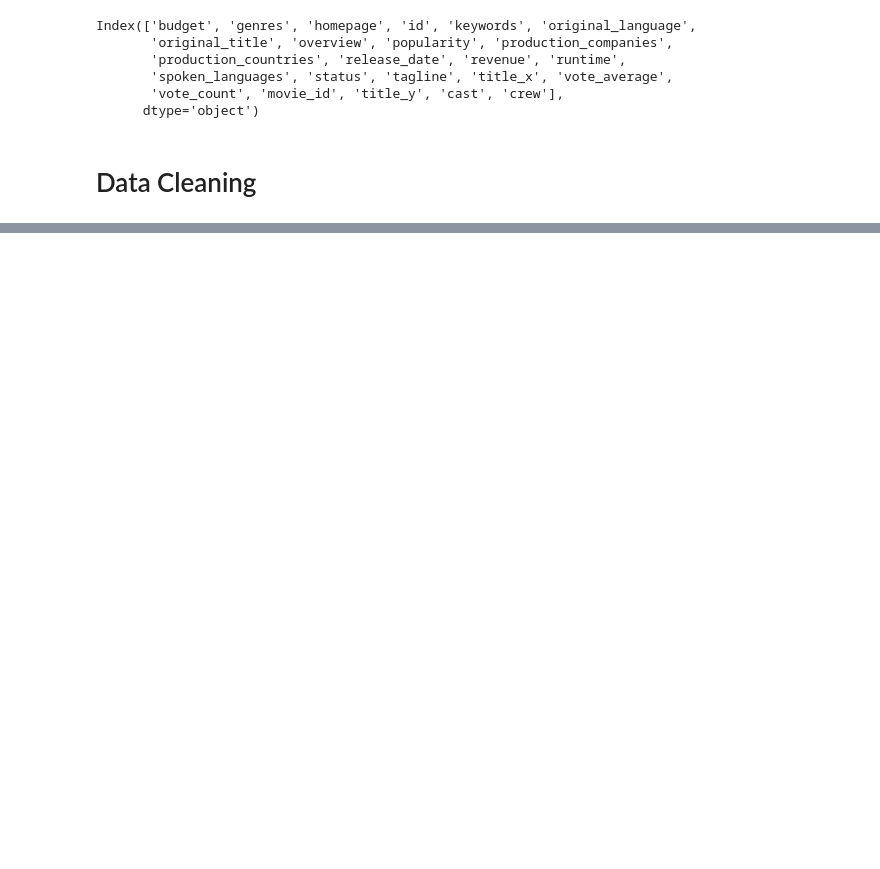
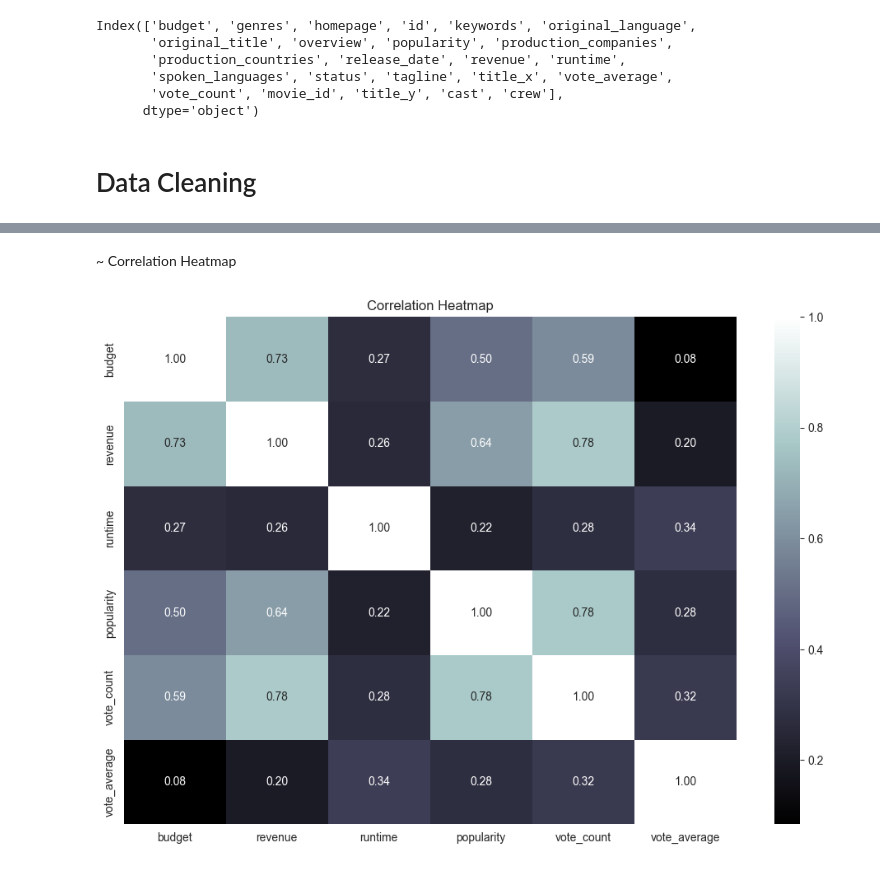
Before and after one commit to samahosseini/tmdb_5000_movies, a Jupyter notebook: src/main.ipynb, the cells around one changed output, grey strips where cells are left out. Cells and saved outputs as stored; diff of their text form; code cells hidden in the pictures; blank space fills up the shorter version.

```diff
--- a/src/main.ipynb
+++ b/src/main.ipynb
@@ -131,0 +234,9 @@ df.loc[:, 'has_homepage'] = df['homepage'].apply(lambda x: has_http(x))
+# %% [markdown]
+~ Correlation Heatmap
+# %%
+plt.figure(figsize=(12, 8))
+sns.heatmap(df[['budget', 'revenue', 'runtime', 'popularity', 'vote_count', 'vote_average']].corr(), annot=True, cmap='bone', fmt=".2f")
+plt.title('Correlation Heatmap')
+plt.show()
+# %% [output]
+[figure, added]
```
Also changed, not shown: parts of 65 cells of this notebook.
